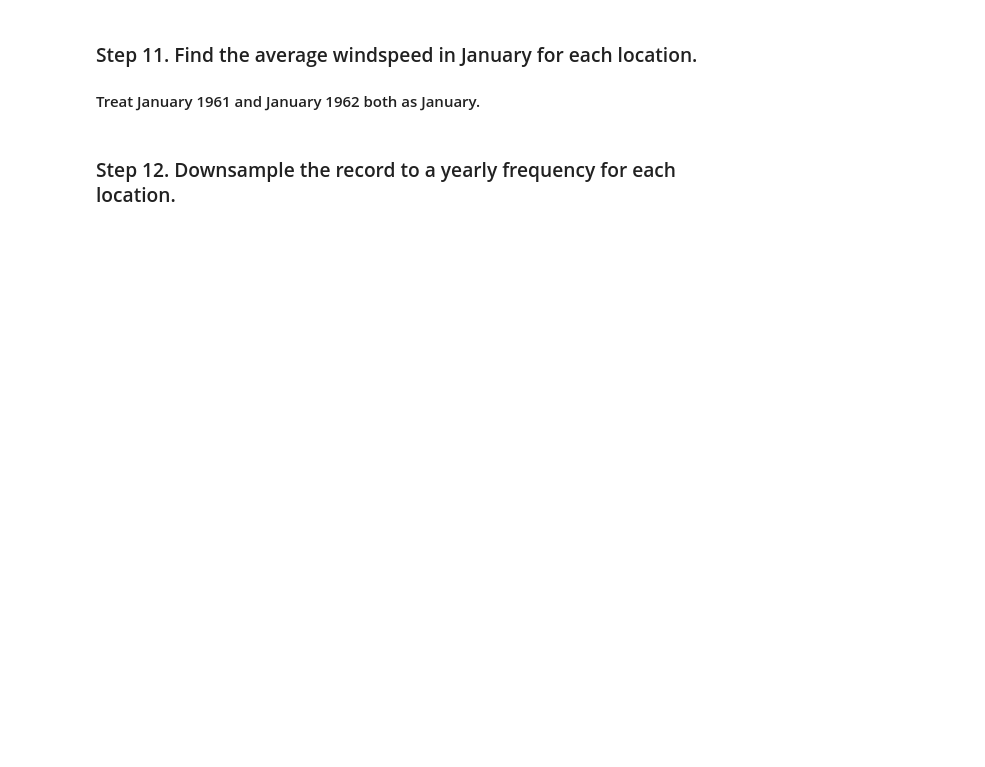
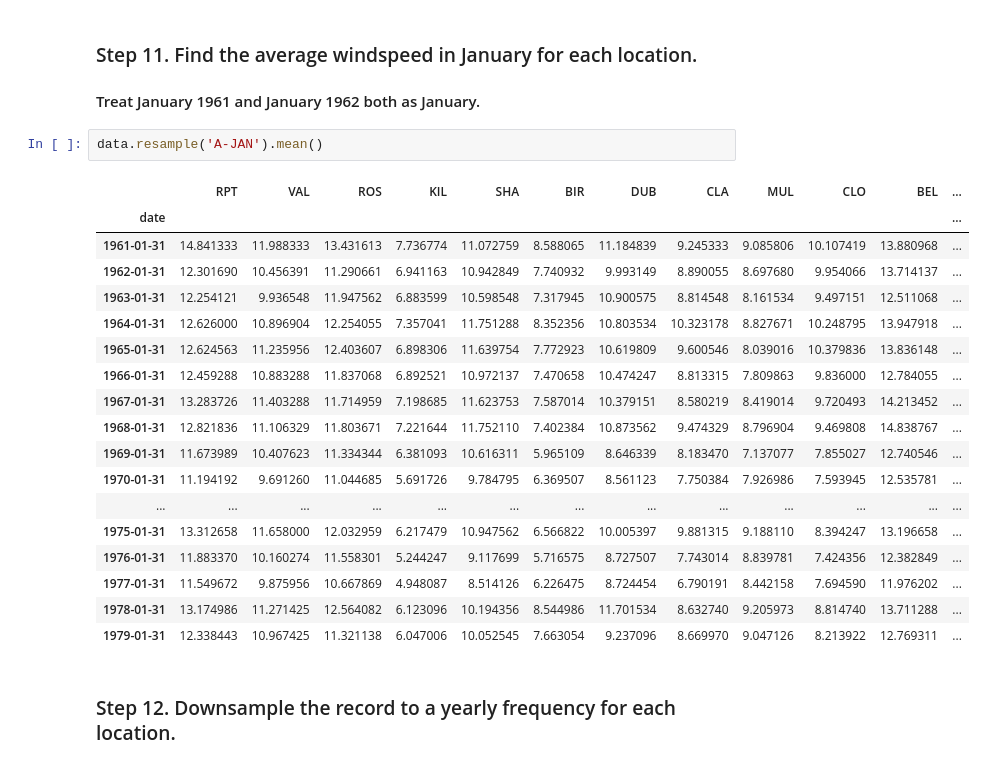
Before and after one commit to BorjaFlightCoder/pandas_exercises, a Jupyter notebook: 06_Stats/Wind_Stats/Exercises.ipynb, the cells around one changed output. Drawn from its saved outputs; the diff is of its cells as text; blank space fills up the shorter version.

```diff
--- a/06_Stats/Wind_Stats/Exercises.ipynb
+++ b/06_Stats/Wind_Stats/Exercises.ipynb
@@ -172,5 +325,26 @@ ValueError: cannot assemble the datetimes: time data '610101' does not match for
 # %% [markdown]
 ### Step 11. Find the average windspeed in January for each location.
 #### Treat January 1961 and January 1962 both as January.
+# %%
+data.resample('A-JAN').mean()
+# %% [output]
+|  | RPT | VAL | ROS | KIL | SHA | BIR | DUB | CLA | MUL | CLO | BEL | ... |
+| date |  |  |  |  |  |  |  |  |  |  |  | ... |
+| 1961-01-31 | 14.841333 | 11.988333 | 13.431613 | 7.736774 | 11.072759 | 8.588065 | 11.184839 | 9.245333 | 9.085806 | 10.107419 | 13.880968 | ... |
+| 1962-01-31 | 12.301690 | 10.456391 | 11.290661 | 6.941163 | 10.942849 | 7.740932 | 9.993149 | 8.890055 | 8.697680 | 9.954066 | 13.714137 | ... |
+| 1963-01-31 | 12.254121 | 9.936548 | 11.947562 | 6.883599 | 10.598548 | 7.317945 | 10.900575 | 8.814548 | 8.161534 | 9.497151 | 12.511068 | ... |
+| 1964-01-31 | 12.626000 | 10.896904 | 12.254055 | 7.357041 | 11.751288 | 8.352356 | 10.803534 | 10.323178 | 8.827671 | 10.248795 | 13.947918 | ... |
+| 1965-01-31 | 12.624563 | 11.235956 | 12.403607 | 6.898306 | 11.639754 | 7.772923 | 10.619809 | 9.600546 | 8.039016 | 10.379836 | 13.836148 | ... |
+| 1966-01-31 | 12.459288 | 10.883288 | 11.837068 | 6.892521 | 10.972137 | 7.470658 | 10.474247 | 8.813315 | 7.809863 | 9.836000 | 12.784055 | ... |
+| 1967-01-31 | 13.283726 | 11.403288 | 11.714959 | 7.198685 | 11.623753 | 7.587014 | 10.379151 | 8.580219 | 8.419014 | 9.720493 | 14.213452 | ... |
+| 1968-01-31 | 12.821836 | 11.106329 | 11.803671 | 7.221644 | 11.752110 | 7.402384 | 10.873562 | 9.474329 | 8.796904 | 9.469808 | 14.838767 | ... |
+| 1969-01-31 | 11.673989 | 10.407623 | 11.334344 | 6.381093 | 10.616311 | 5.965109 | 8.646339 | 8.183470 | 7.137077 | 7.855027 | 12.740546 | ... |
+| 1970-01-31 | 11.194192 | 9.691260 | 11.044685 | 5.691726 | 9.784795 | 6.369507 | 8.561123 | 7.750384 | 7.926986 | 7.593945 | 12.535781 | ... |
+| ... | ... | ... | ... | ... | ... | ... | ... | ... | ... | ... | ... | ... |
+| 1975-01-31 | 13.312658 | 11.658000 | 12.032959 | 6.217479 | 10.947562 | 6.566822 | 10.005397 | 9.881315 | 9.188110 | 8.394247 | 13.196658 | ... |
+| 1976-01-31 | 11.883370 | 10.160274 | 11.558301 | 5.244247 | 9.117699 | 5.716575 | 8.727507 | 7.743014 | 8.839781 | 7.424356 | 12.382849 | ... |
+| 1977-01-31 | 11.549672 | 9.875956 | 10.667869 | 4.948087 | 8.514126 | 6.226475 | 8.724454 | 6.790191 | 8.442158 | 7.694590 | 11.976202 | ... |
+| 1978-01-31 | 13.174986 | 11.271425 | 12.564082 | 6.123096 | 10.194356 | 8.544986 | 11.701534 | 8.632740 | 9.205973 | 8.814740 | 13.711288 | ... |
+| 1979-01-31 | 12.338443 | 10.967425 | 11.321138 | 6.047006 | 10.052545 | 7.663054 | 9.237096 | 8.669970 | 9.047126 | 8.213922 | 12.769311 | ... |
 # %% [markdown]
 ### Step 12. Downsample the record to a yearly frequency for each location.
```
Also changed, not shown: parts of 19 cells of this notebook.
